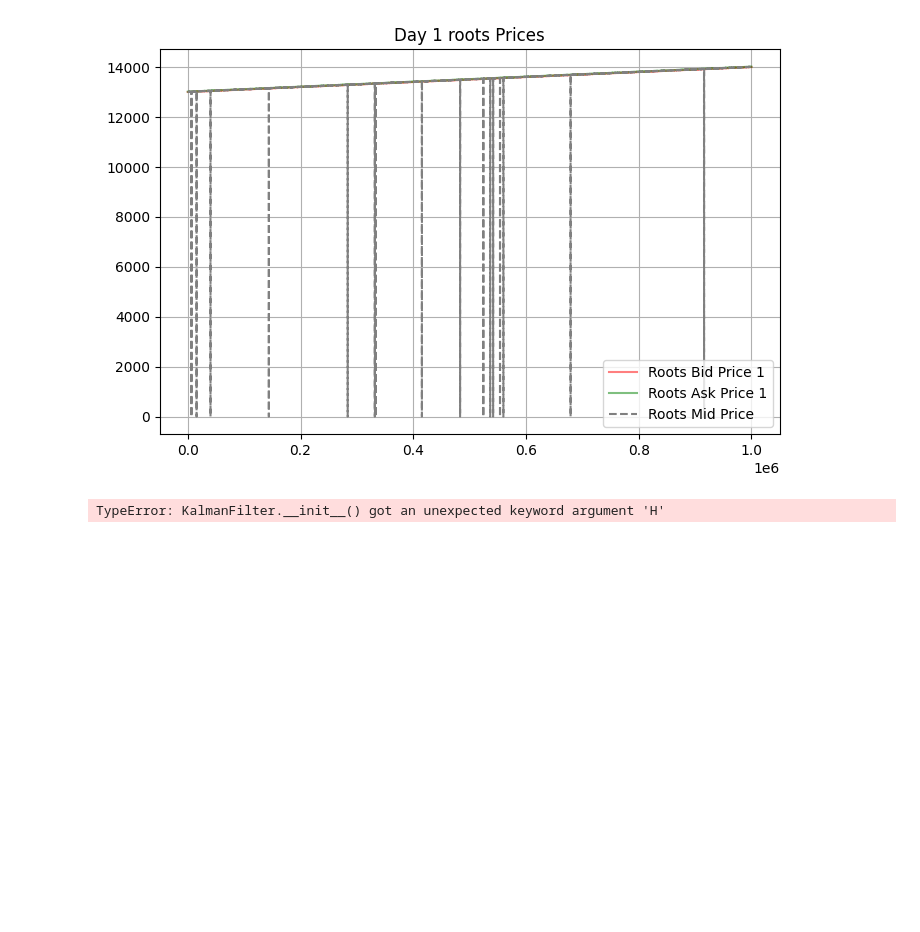
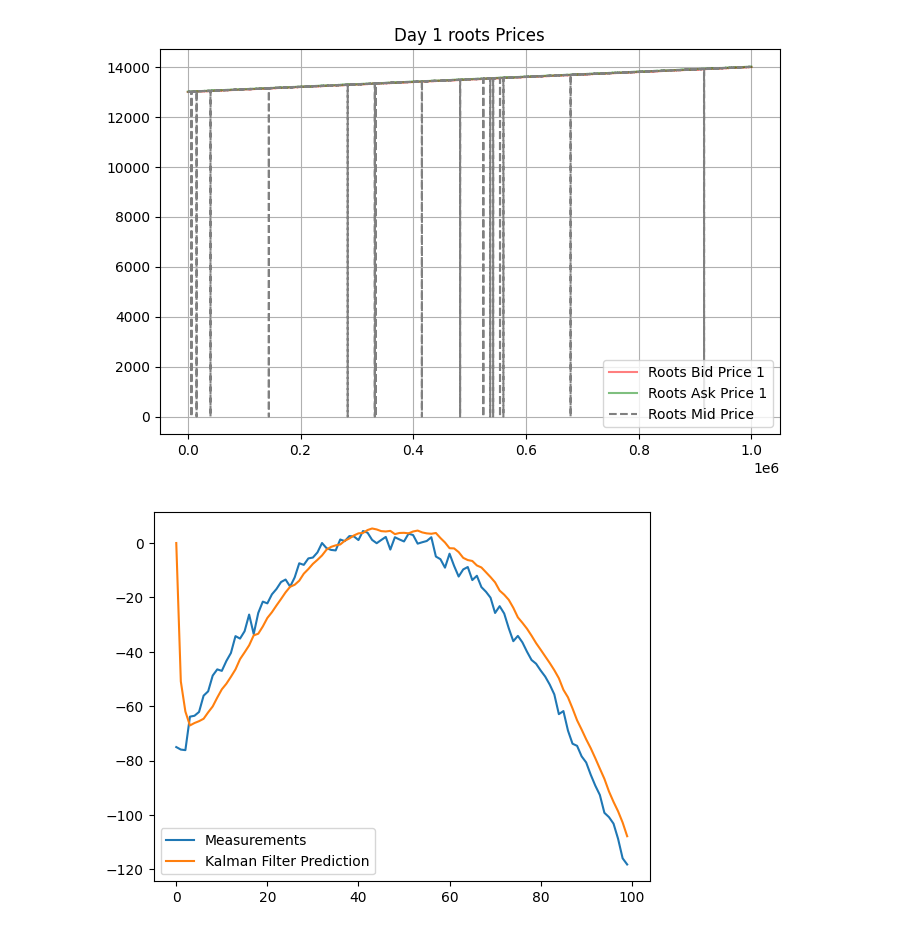
Before and after one commit to squilliam34/imc-prosperity-4, a Jupyter notebook: experimenting/round2.ipynb, the cells around one changed output. Drawn from its saved outputs; the diff is of its cells as text; code cells hidden in the pictures; blank space fills up the shorter version.

```diff
--- a/experimenting/round2.ipynb
+++ b/experimenting/round2.ipynb
@@ -126,11 +126,11 @@ import numpy as np
 class KalmanFilter(object):
     def __init__(self, F = None, Z = None, Q = None, eps = None, P = None, x0 = None):
 
-        if(F is None or H is None):
+        if(F is None or Z is None):
             raise ValueError("Set proper system dynamics.")
 
         self.n = F.shape[1]
-        self.m = H.shape[1]
+        self.m = Z.shape[1]
 
         # The transition matrix, set F = 1 - like a random walk
         self.F = F
@@ -142,7 +142,7 @@ class KalmanFilter(object):
         self.Q = np.eye(self.n) if Q is None else Q
 
         # Measurement noise
-        self.eps = np.eye(self.n) if R is None else R
+        self.eps = np.eye(self.n) if eps is None else eps
 
         # Error covariance
         self.P = np.eye(self.n) if P is None else P
@@ -151,43 +151,43 @@ class KalmanFilter(object):
         self.x = np.zeros((self.n, 1)) if x0 is None else x0
 
     def predict(self, u = 0):
-        self.x = np.dot(self.F, self.x) + np.dot(self.B, u)
+        self.x = np.dot(self.F, self.x)
         self.P = np.dot(np.dot(self.F, self.P), self.F.T) + self.Q
         return self.x
 
     def update(self, z):
-        y = z - np.dot(self.H, self.x)
-        S = self.R + np.dot(self.H, np.dot(self.P, self.H.T))
-        K = np.dot(np.dot(self.P, self.H.T), np.linalg.inv(S))
+        y = z - np.dot(self.Z, self.x)
+        S = self.eps + np.dot(self.Z, np.dot(self.P, self.Z.T))
+        K = np.dot(np.dot(self.P, self.Z.T), np.linalg.inv(S))
         self.x = self.x + np.dot(K, y)
         I = np.eye(self.n)
-        self.P = np.dot(np.dot(I - np.dot(K, self.H), self.P),
-        	(I - np.dot(K, self.H)).T) + np.dot(np.dot(K, self.R), K.T)
+        self.P = np.dot(np.dot(I - np.dot(K, self.Z), self.P),
+        	(I - np.dot(K, self.Z)).T) + np.dot(np.dot(K, self.eps), K.T)
 
 def example():
 	dt = 1.0/60
 	F = np.array([[1, dt, 0], [0, 1, dt], [0, 0, 1]])
 	Z = np.array([1, 0, 0]).reshape(1, 3)
 	Q = np.array([[0.05, 0.05, 0.0], [0.05, 0.05, 0.0], [0.0, 0.0, 0.0]])
 	eps = np.array([0.5]).reshape(1, 1)
 
 	x = np.linspace(-10, 10, 100)
 	measurements = - (x**2 + 2*x - 2)  + np.random.normal(0, 2, 100)
 
 	kf = KalmanFilter(F = F, Z = Z, Q = Q, eps = eps)
 	predictions = []
 
 	for z in measurements:
-		predictions.append(np.dot(H,  kf.predict())[0])
+		predictions.append(np.dot(Z,  kf.predict())[0])
 		kf.update(z)
 
 	import matplotlib.pyplot as plt
 	plt.plot(range(len(measurements)), measurements, label = 'Measurements')
 	plt.plot(range(len(predictions)), np.array(predictions), label = 'Kalman Filter Prediction')
 	plt.legend()
 	plt.show()
 
 if __name__ == '__main__':
     example()
 # %% [output]
-TypeError: KalmanFilter.__init__() got an unexpected keyword argument 'H'
+[figure, added]
```
Also changed, not shown: parts of 4 cells of this notebook.
